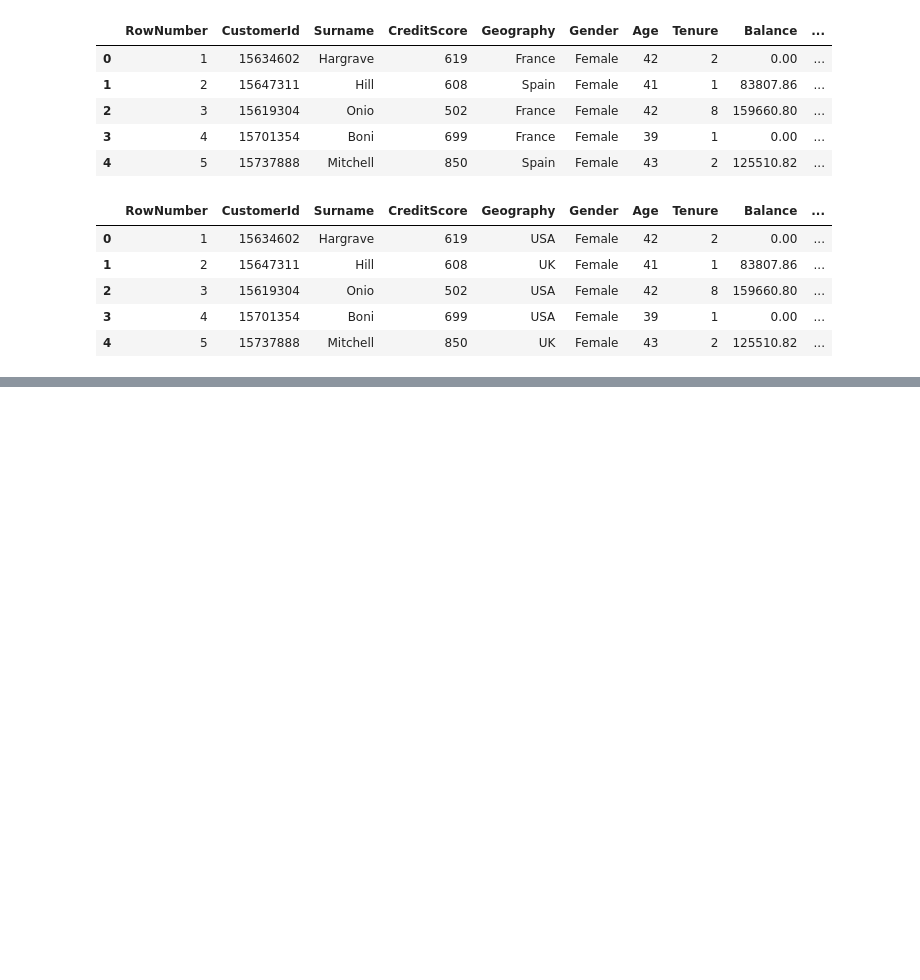
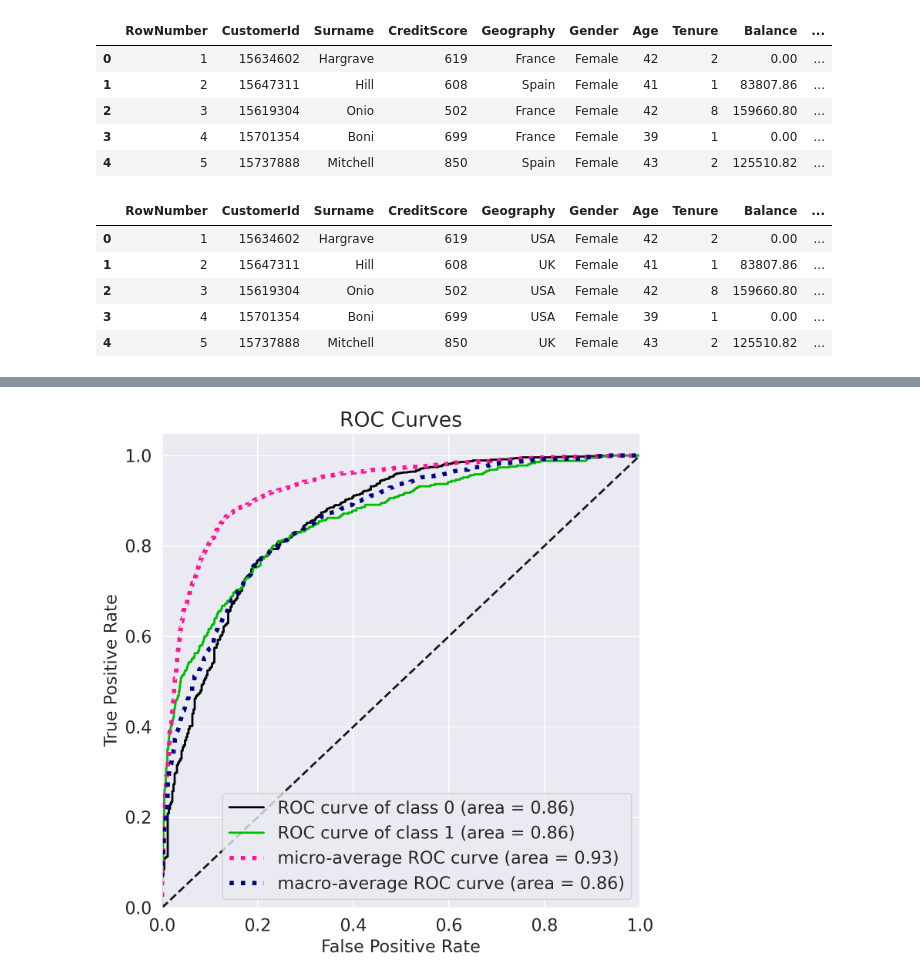
Before and after one commit to josephcabezas/JPMorgan-Chase-Bank-Churn-Analysis, a Jupyter notebook: bank_churn.ipynb, the cells around one changed output, grey strips where cells are left out. Cells and saved outputs as stored; diff of their text form; code cells hidden in the pictures; blank space fills up the shorter version.

```diff
--- a/bank_churn.ipynb
+++ b/bank_churn.ipynb
@@ -175,0 +760,10 @@ def countries_monthly_average_salaries(row):
+# %%
+#roc curve
+
+!pip install scikit-plot
+import scikitplot as skplt
+y_pred_proba = lgbm_model.predict_proba(X_test)
+skplt.metrics.plot_roc_curve(y_test, y_pred_proba, figsize=(8,8))
+
+plt.show()
+# %% [output]
@@ -175,0 +790 @@ def countries_monthly_average_salaries(row):
+[figure, added]
```
Also changed, not shown: parts of 37 cells of this notebook.
